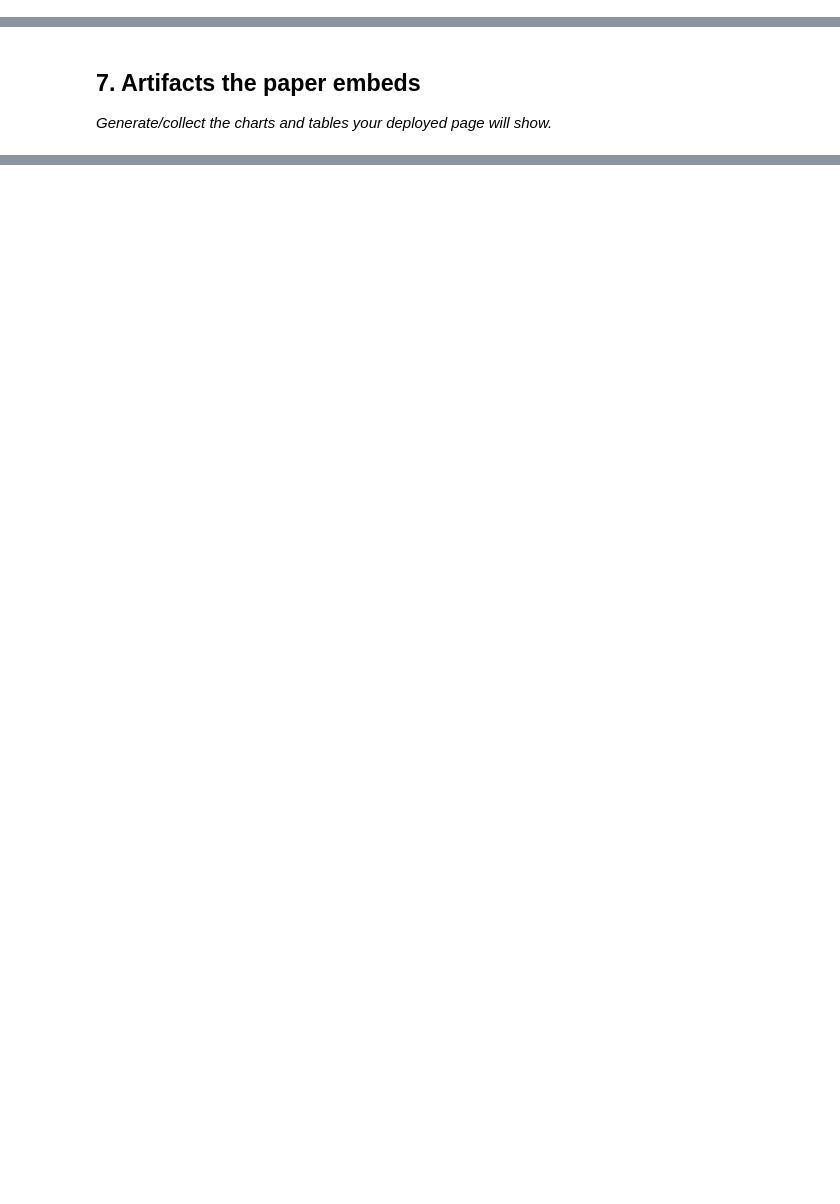
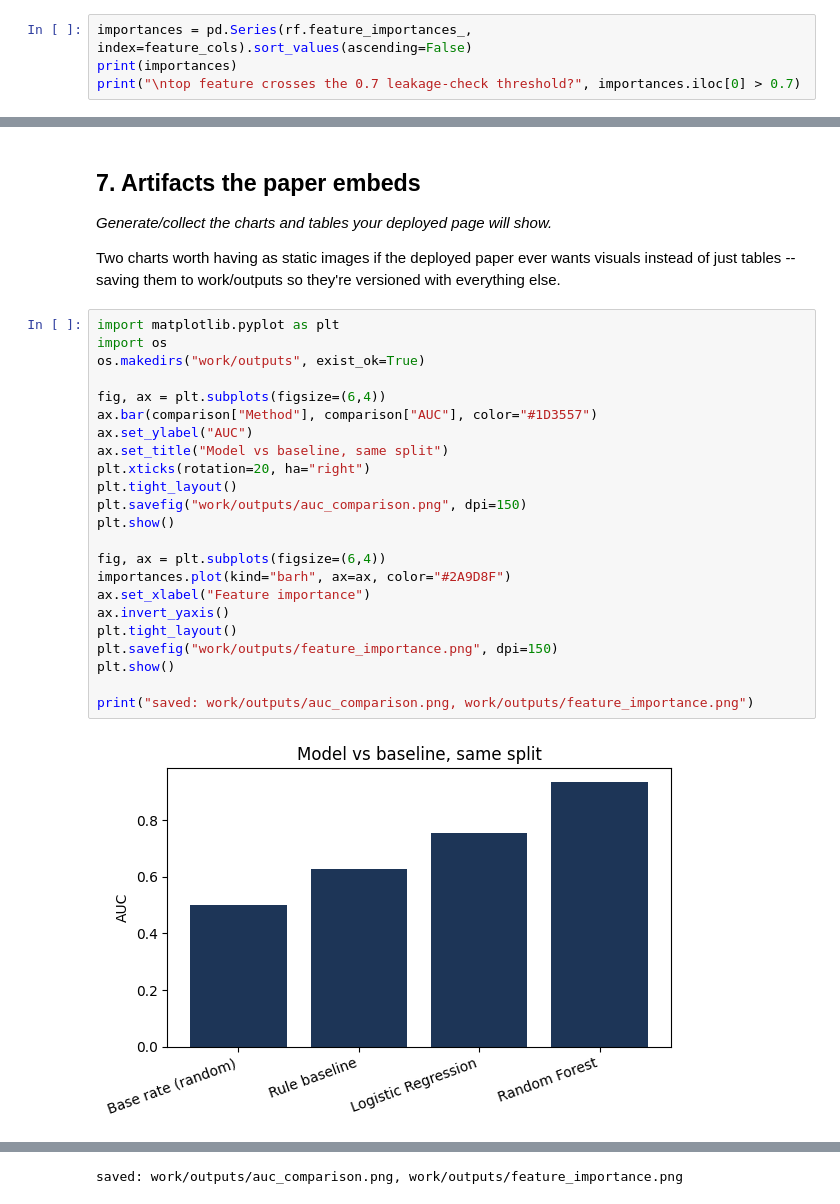
Before and after one commit to tushar-sharma001/Flyrank-Ml-Internship, a Jupyter notebook: work/notebooks/capstone.ipynb, the cells around one changed output, grey strips where cells are left out. Cells and saved outputs as stored; diff of their text form; blank space fills up the shorter version.

```diff
--- a/work/notebooks/capstone.ipynb
+++ b/work/notebooks/capstone.ipynb
@@ -32,0 +207,4 @@ This skeleton is yours to fill. Work the sections **in order** — each one has
+# %%
+importances = pd.Series(rf.feature_importances_, index=feature_cols).sort_values(ascending=False)
+print(importances)
+print("\ntop feature crosses the 0.7 leakage-check threshold?", importances.iloc[0] > 0.7)
@@ -34,3 +242,32 @@ This skeleton is yours to fill. Work the sections **in order** — each one has
 ## 7. Artifacts the paper embeds
 
 *Generate/collect the charts and tables your deployed page will show.*
+
+Two charts worth having as static images if the deployed paper ever wants visuals
+instead of just tables -- saving them to work/outputs so they're versioned with
+everything else.
+# %%
+import matplotlib.pyplot as plt
+import os
+os.makedirs("work/outputs", exist_ok=True)
+
+fig, ax = plt.subplots(figsize=(6,4))
+ax.bar(comparison["Method"], comparison["AUC"], color="#1D3557")
+ax.set_ylabel("AUC")
+ax.set_title("Model vs baseline, same split")
+plt.xticks(rotation=20, ha="right")
+plt.tight_layout()
+plt.savefig("work/outputs/auc_comparison.png", dpi=150)
+plt.show()
+
+fig, ax = plt.subplots(figsize=(6,4))
+importances.plot(kind="barh", ax=ax, color="#2A9D8F")
+ax.set_xlabel("Feature importance")
+ax.invert_yaxis()
+plt.tight_layout()
+plt.savefig("work/outputs/feature_importance.png", dpi=150)
+plt.show()
+
+print("saved: work/outputs/auc_comparison.png, work/outputs/feature_importance.png")
+# %% [output]
+[figure, added]
@@ -37,3 +275,4 @@ This skeleton is yours to fill. Work the sections **in order** — each one has
+saved: work/outputs/auc_comparison.png, work/outputs/feature_importance.png
 # %% [markdown]
 ## Self-check
 
```
Also changed, not shown: parts of 18 cells of this notebook.
